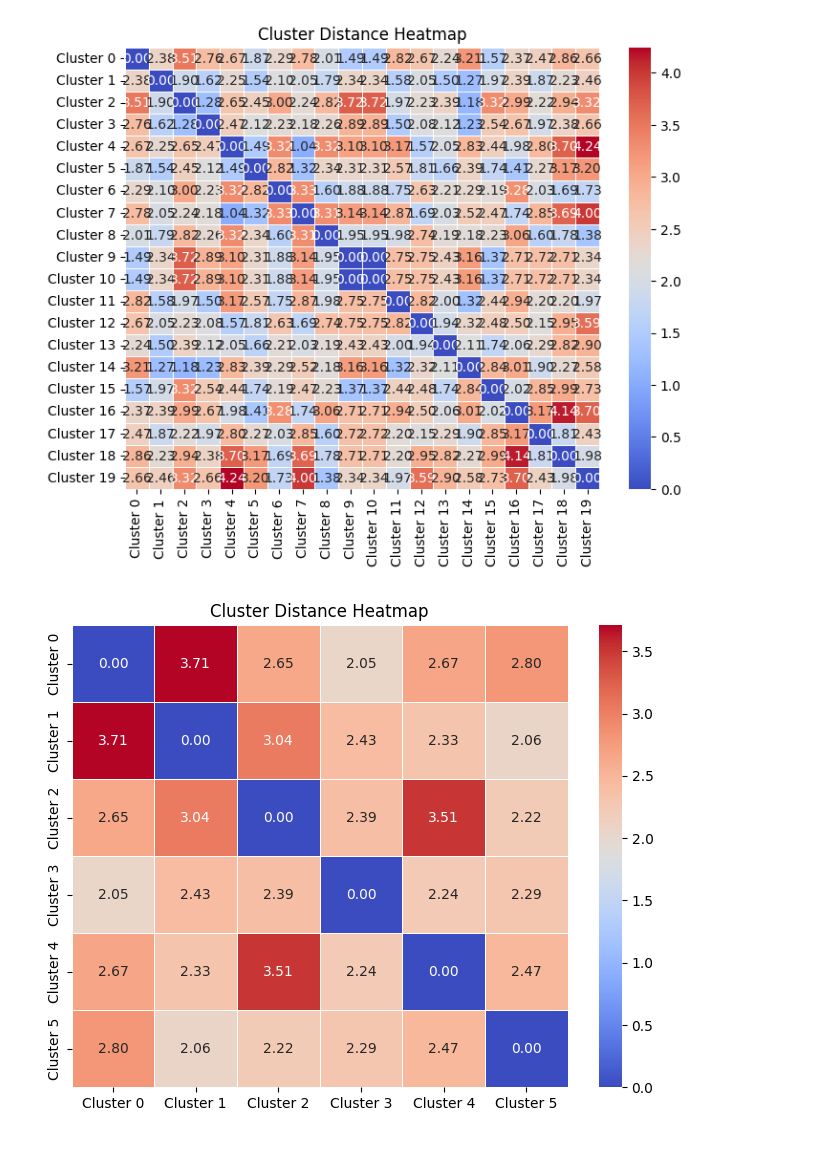
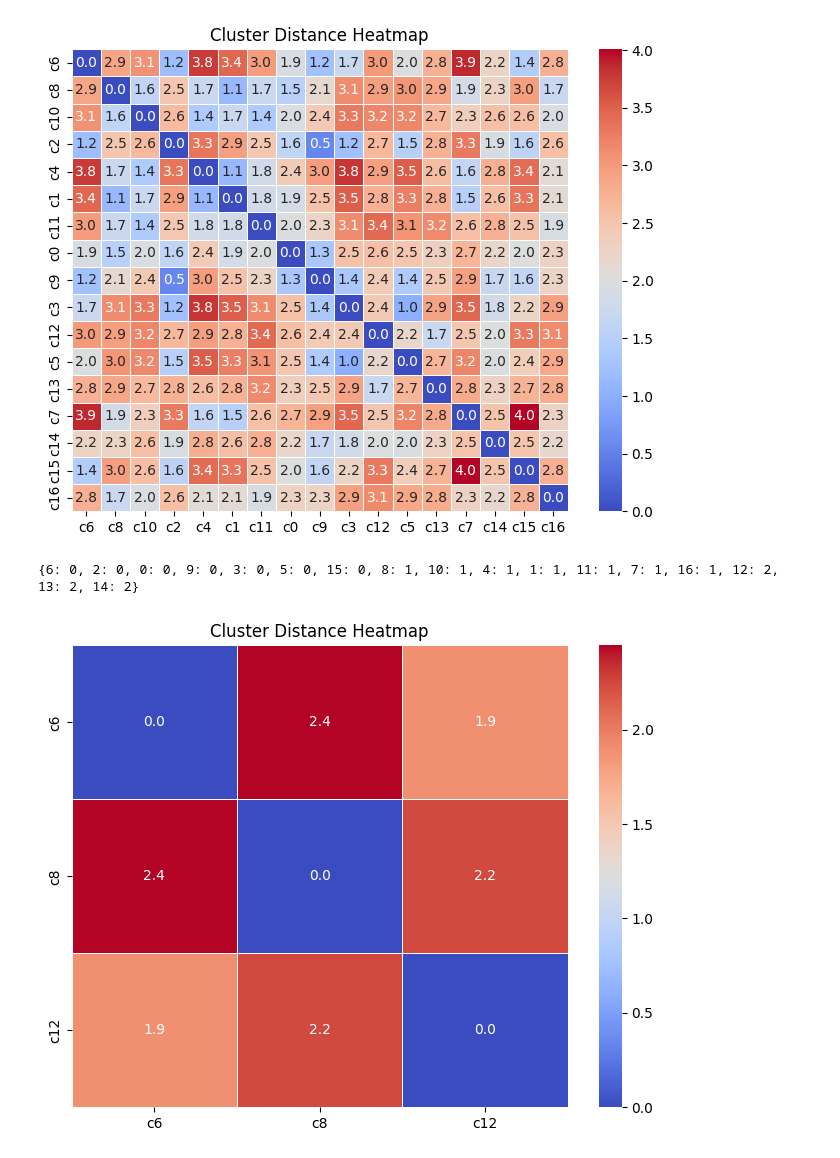
Before and after one commit to toku463ne/pyAnomalyDetector, a Jupyter notebook: jupyter_notebook/plot_centroids.ipynb, the cells around one changed output. Drawn from its saved outputs; the diff is of its cells as text; code cells hidden in the pictures.

Commit message:
feat: enhance centroid rearrangement logic and improve distance calculations in clustering

```diff
--- a/jupyter_notebook/plot_centroids.ipynb
+++ b/jupyter_notebook/plot_centroids.ipynb
@@ -3,18 +3,19 @@ import sys, os
 sys.path.append(os.path.join(os.getcwd(), '..'))
 import utils.kmeans as kmeans
 
-plotfile = '/home/administrator/plots/centroids/1742407201.json.gz'
+plotfile = '/home/ubuntu/anomdectests/centroids/1742504401.json.gz'
 
 centroids = kmeans.load_centroids(plotfile)
 #print(centroids)
 #kmeans.plot_heatmap(centroids)
 kmeans.plot_heatmap(centroids)
 # %% [output]
-[figure, old version]
+[figure, new version]
 # %%
-_, centroids = kmeans.rearange_centroids(centroids, 2.0)
-#print(centroids)
+centroids, old_new_mapping = kmeans.rearange_centroids(centroids, 1.5)
+print(old_new_mapping)
 #kmeans.plot_heatmap(centroids)
 kmeans.plot_heatmap(centroids)
 # %% [output]
+{6: 0, 2: 0, 0: 0, 9: 0, 3: 0, 5: 0, 15: 0, 8: 1, 10: 1, 4: 1, 1: 1, 11: 1, 7: 1, 16: 1, 12: 2, 13: 2, 14: 2}
-[figure, old version]
+[figure, new version]
```
Also changed, not shown: 2 other files.
